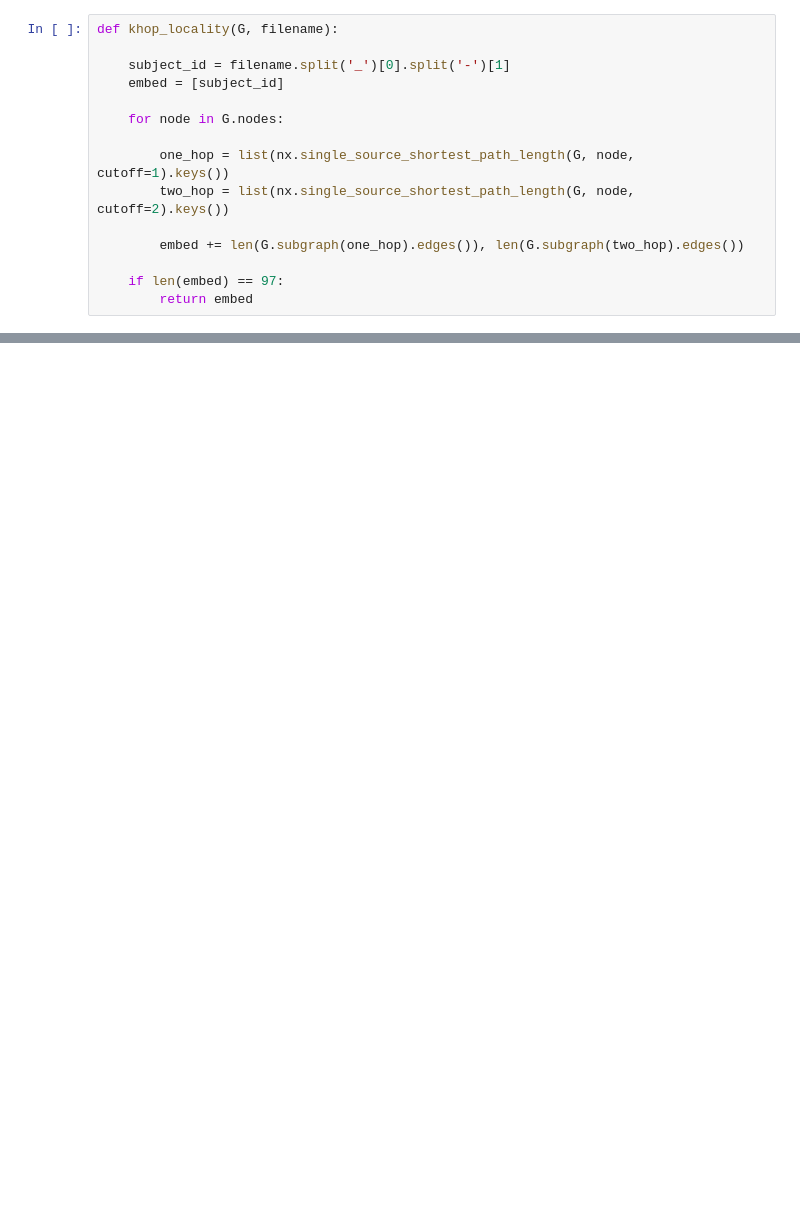
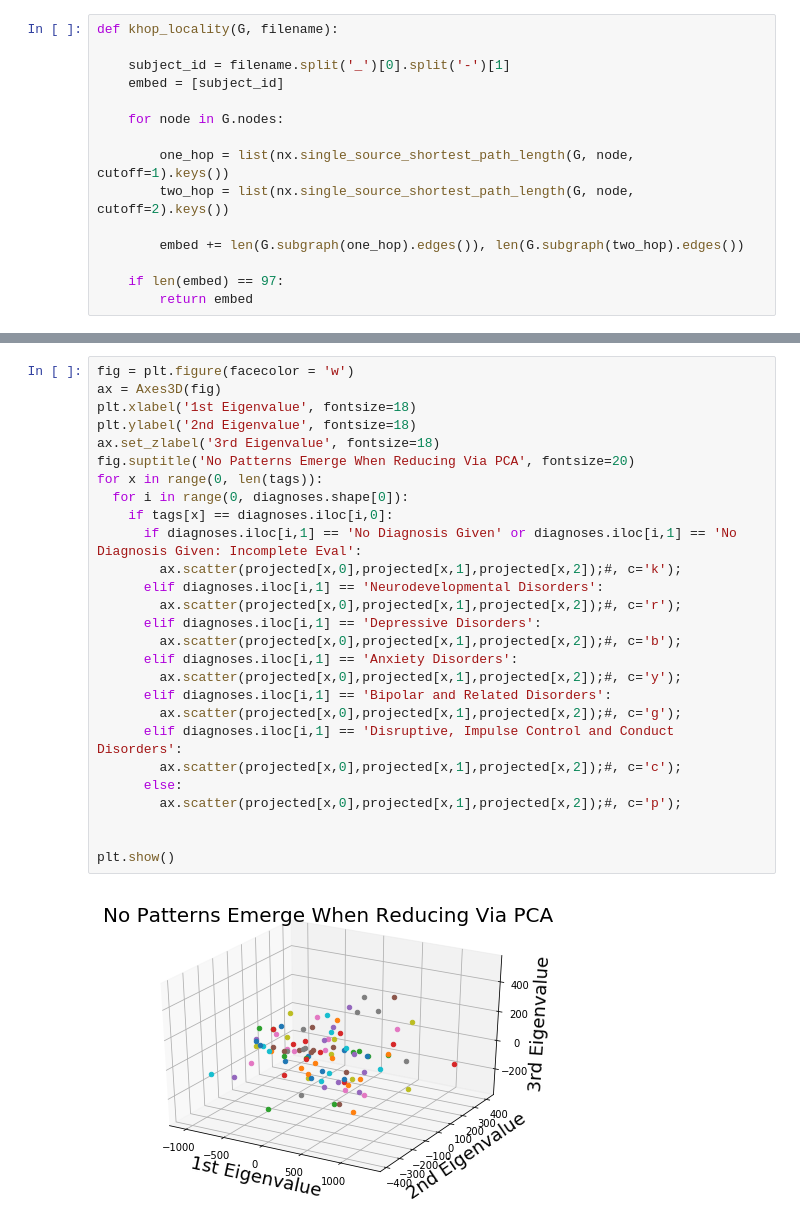
Before and after one commit to pmyers16/ndd-2018, a Jupyter notebook: NDD_Week8.ipynb, the cells around one changed output, grey strips where cells are left out. Drawn from its saved outputs; the diff is of its cells as text; blank space fills up the shorter version.

```diff
--- a/NDD_Week8.ipynb
+++ b/NDD_Week8.ipynb
@@ -253,0 +280,29 @@ plt.show()
+# %%
+fig = plt.figure(facecolor = 'w')
+ax = Axes3D(fig)
+plt.xlabel('1st Eigenvalue', fontsize=18)
+plt.ylabel('2nd Eigenvalue', fontsize=18)
+ax.set_zlabel('3rd Eigenvalue', fontsize=18)
+fig.suptitle('No Patterns Emerge When Reducing Via PCA', fontsize=20)
+for x in range(0, len(tags)):
+  for i in range(0, diagnoses.shape[0]):
+    if tags[x] == diagnoses.iloc[i,0]:
+      if diagnoses.iloc[i,1] == 'No Diagnosis Given' or diagnoses.iloc[i,1] == 'No Diagnosis Given: Incomplete Eval':
+        ax.scatter(projected[x,0],projected[x,1],projected[x,2]);#, c='k');
+      elif diagnoses.iloc[i,1] == 'Neurodevelopmental Disorders':
+        ax.scatter(projected[x,0],projected[x,1],projected[x,2]);#, c='r');
+      elif diagnoses.iloc[i,1] == 'Depressive Disorders':
+        ax.scatter(projected[x,0],projected[x,1],projected[x,2]);#, c='b');
+      elif diagnoses.iloc[i,1] == 'Anxiety Disorders':
+        ax.scatter(projected[x,0],projected[x,1],projected[x,2]);#, c='y');
+      elif diagnoses.iloc[i,1] == 'Bipolar and Related Disorders':
+        ax.scatter(projected[x,0],projected[x,1],projected[x,2]);#, c='g');
+      elif diagnoses.iloc[i,1] == 'Disruptive, Impulse Control and Conduct Disorders':
+        ax.scatter(projected[x,0],projected[x,1],projected[x,2]);#, c='c');
+      else:
+        ax.scatter(projected[x,0],projected[x,1],projected[x,2]);#, c='p');
+
+
+plt.show()
+# %% [output]
+[figure, added]
```
Also changed, not shown: parts of 14 cells of this notebook.
